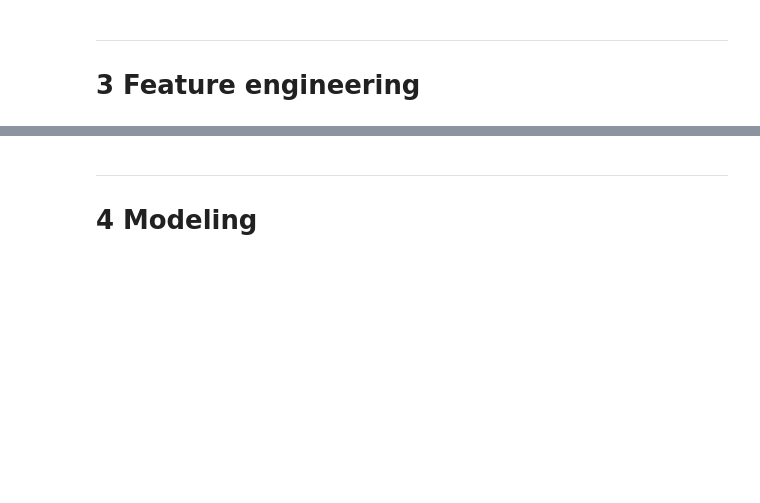
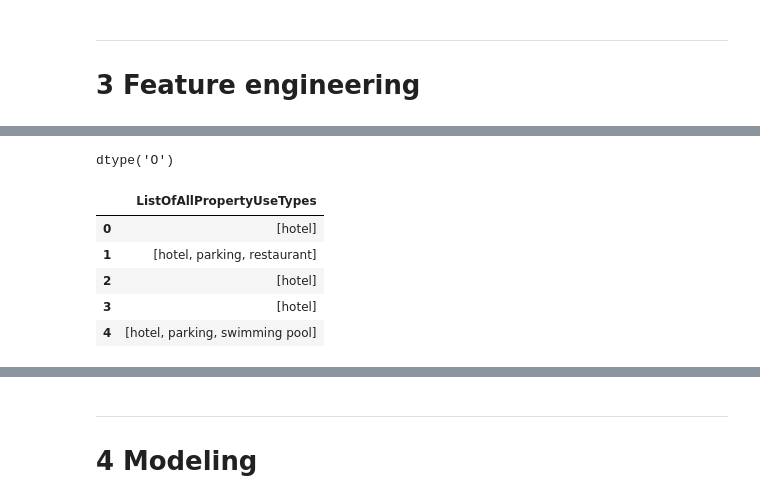
Before and after one commit to curiousmindflow/oc-ml-p3, a Jupyter notebook: exploration.ipynb, the cells around one changed output, grey strips where cells are left out. Cells and saved outputs as stored; diff of their text form; code cells hidden in the pictures; blank space fills up the shorter version.

```diff
--- a/exploration.ipynb
+++ b/exploration.ipynb
@@ -200,0 +223,5 @@ data[["ListOfAllPropertyUseTypes", "Count_ListOfAllPropertyUseTypes"]].head(10)
+# %%
+feature = "ListOfAllPropertyUseTypes"
+data[feature].dtype
+# %% [output]
+dtype('O')
@@ -200,0 +237,9 @@ data[["ListOfAllPropertyUseTypes", "Count_ListOfAllPropertyUseTypes"]].head(10)
+# %%
+new_df.head()
+# %% [output]
+|  | ListOfAllPropertyUseTypes |
+| 0 | [hotel] |
+| 1 | [hotel, parking, restaurant] |
+| 2 | [hotel] |
+| 3 | [hotel] |
+| 4 | [hotel, parking, swimming pool] |
```
Also changed, not shown: parts of 21 cells of this notebook.
